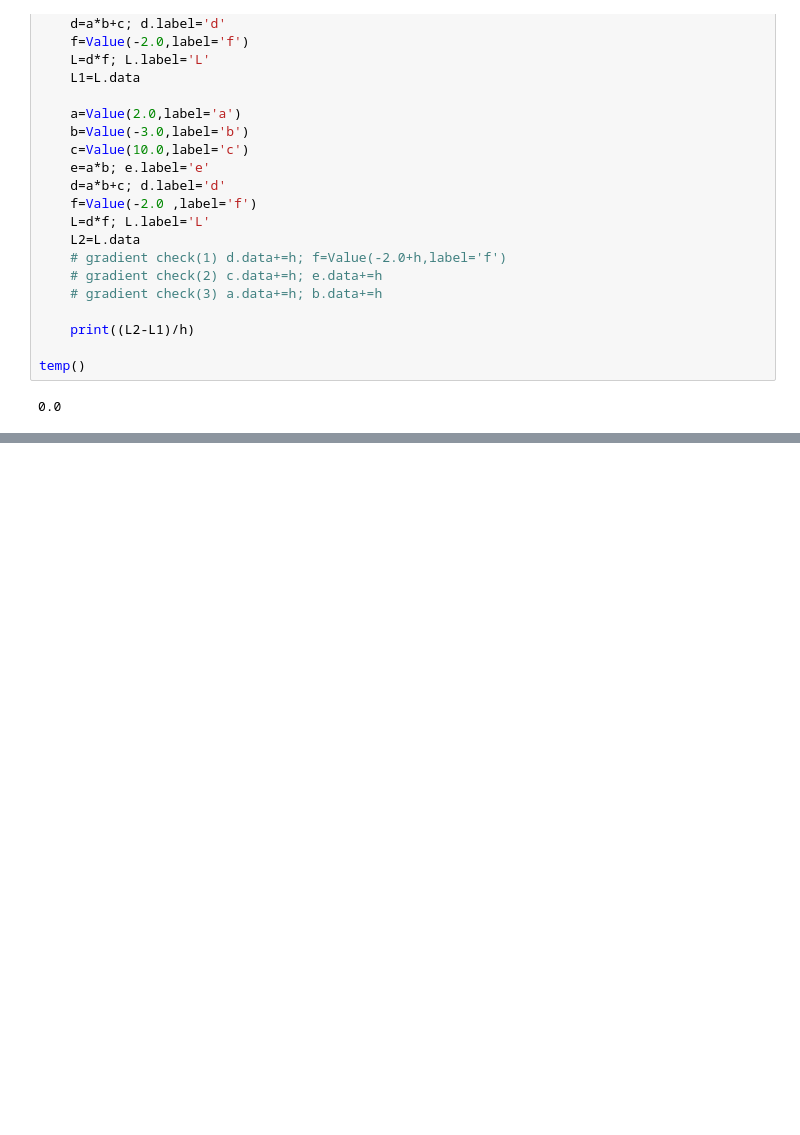
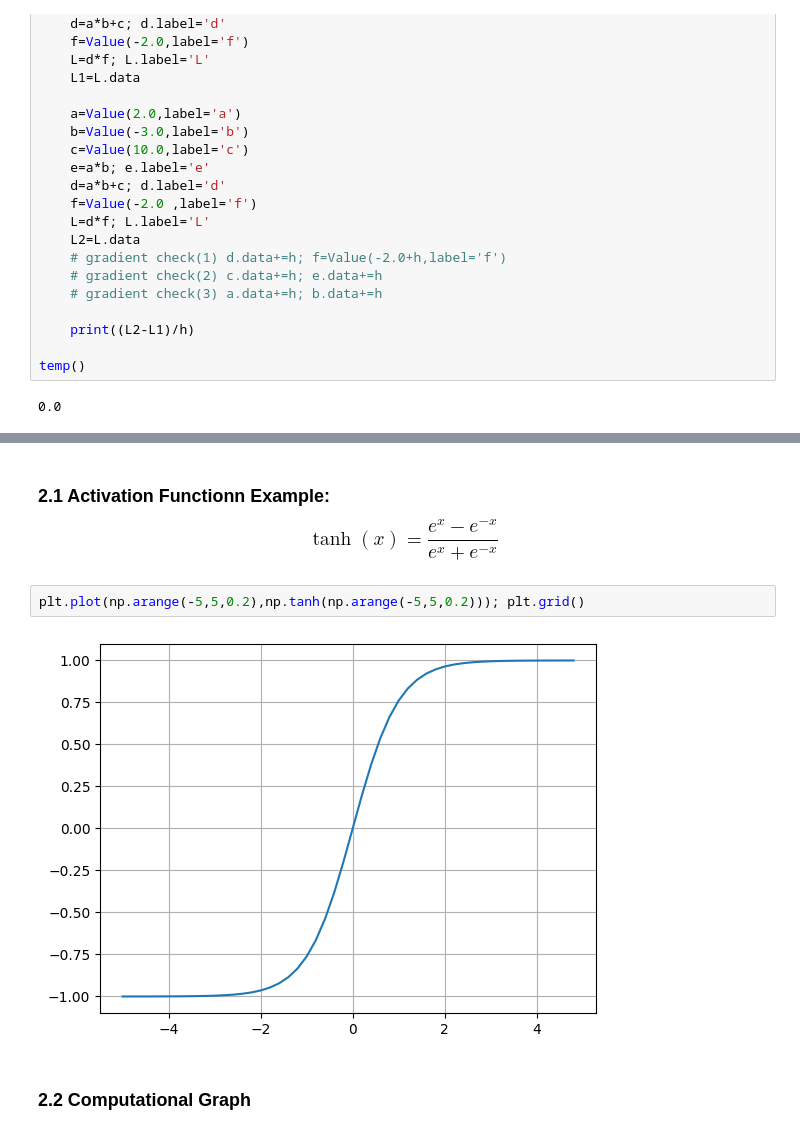
Before and after one commit to DasbootU9607/Pytorch-Basics, a Jupyter notebook: micrograd.ipynb, the cells around one changed output, grey strips where cells are left out. Drawn from its saved outputs; the diff is of its cells as text; blank space fills up the shorter version.

```diff
--- a/micrograd.ipynb
+++ b/micrograd.ipynb
@@ -194,0 +231,8 @@ temp()
+# %% [markdown]
+### 2.1 Activation Functionn Example: $$\tanh(x) = \frac{e^x - e^{-x}}{e^x + e^{-x}}$$
+# %%
+plt.plot(np.arange(-5,5,0.2),np.tanh(np.arange(-5,5,0.2))); plt.grid()
+# %% [output]
+[figure, added]
+# %% [markdown]
+### 2.2 Computational Graph
```
Also changed, not shown: parts of 20 cells of this notebook.
